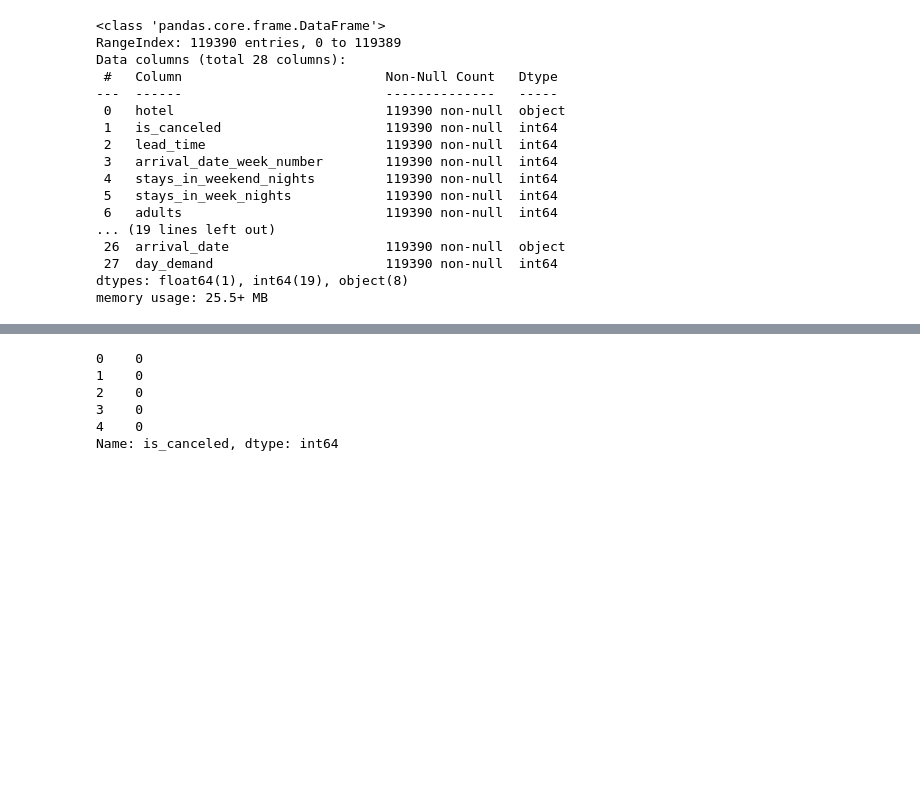
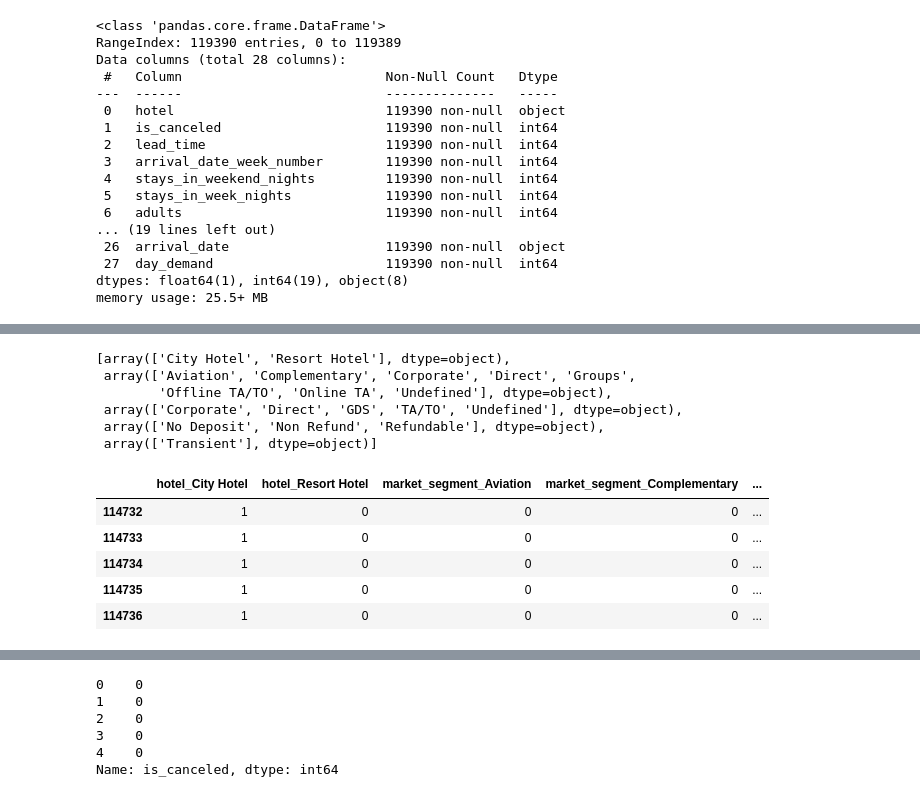
Before and after one commit to briantlui/predictive-model, a Jupyter notebook: notebooks/05_Side_Quests.ipynb, the cells around one changed output, grey strips where cells are left out. Saved outputs shown, nothing was run; the diff lists cells and outputs as text; code cells hidden in the pictures; blank space fills up the shorter version.

```diff
--- a/notebooks/05_Side_Quests.ipynb
+++ b/notebooks/05_Side_Quests.ipynb
@@ -180,0 +158,3 @@ clean_df['reservation_status_date'] = pd.to_datetime(clean_df['reservation_statu
+# %%
+# Add stays_in_weekend_nights + stays_in_week_nights
+clean_df['los'] = clean_df['stays_in_week_nights'] + clean_df['stays_in_weekend_nights']
@@ -180,0 +196,3 @@ clean_df['reservation_status_date'] = pd.to_datetime(clean_df['reservation_statu
+# %%
+# Instantiate OneHotEncoder
+one_hot_encoder = OneHotEncoder(sparse_output=False)
@@ -180,0 +211,9 @@ clean_df['reservation_status_date'] = pd.to_datetime(clean_df['reservation_statu
+# %%
+one_hot_encoder.categories_
+# %% [output]
+[array(['City Hotel', 'Resort Hotel'], dtype=object),
+ array(['Aviation', 'Complementary', 'Corporate', 'Direct', 'Groups',
+        'Offline TA/TO', 'Online TA', 'Undefined'], dtype=object),
+ array(['Corporate', 'Direct', 'GDS', 'TA/TO', 'Undefined'], dtype=object),
+ array(['No Deposit', 'Non Refund', 'Refundable'], dtype=object),
+ array(['Transient'], dtype=object)]
@@ -180,0 +223,9 @@ clean_df['reservation_status_date'] = pd.to_datetime(clean_df['reservation_statu
+# %%
+encoded_df.tail()
+# %% [output]
+|  | hotel_City Hotel | hotel_Resort Hotel | market_segment_Aviation | market_segment_Complementary | ... |
+| 114732 | 1 | 0 | 0 | 0 | ... |
+| 114733 | 1 | 0 | 0 | 0 | ... |
+| 114734 | 1 | 0 | 0 | 0 | ... |
+| 114735 | 1 | 0 | 0 | 0 | ... |
+| 114736 | 1 | 0 | 0 | 0 | ... |
```
Also changed, not shown: parts of 69 cells of this notebook.
